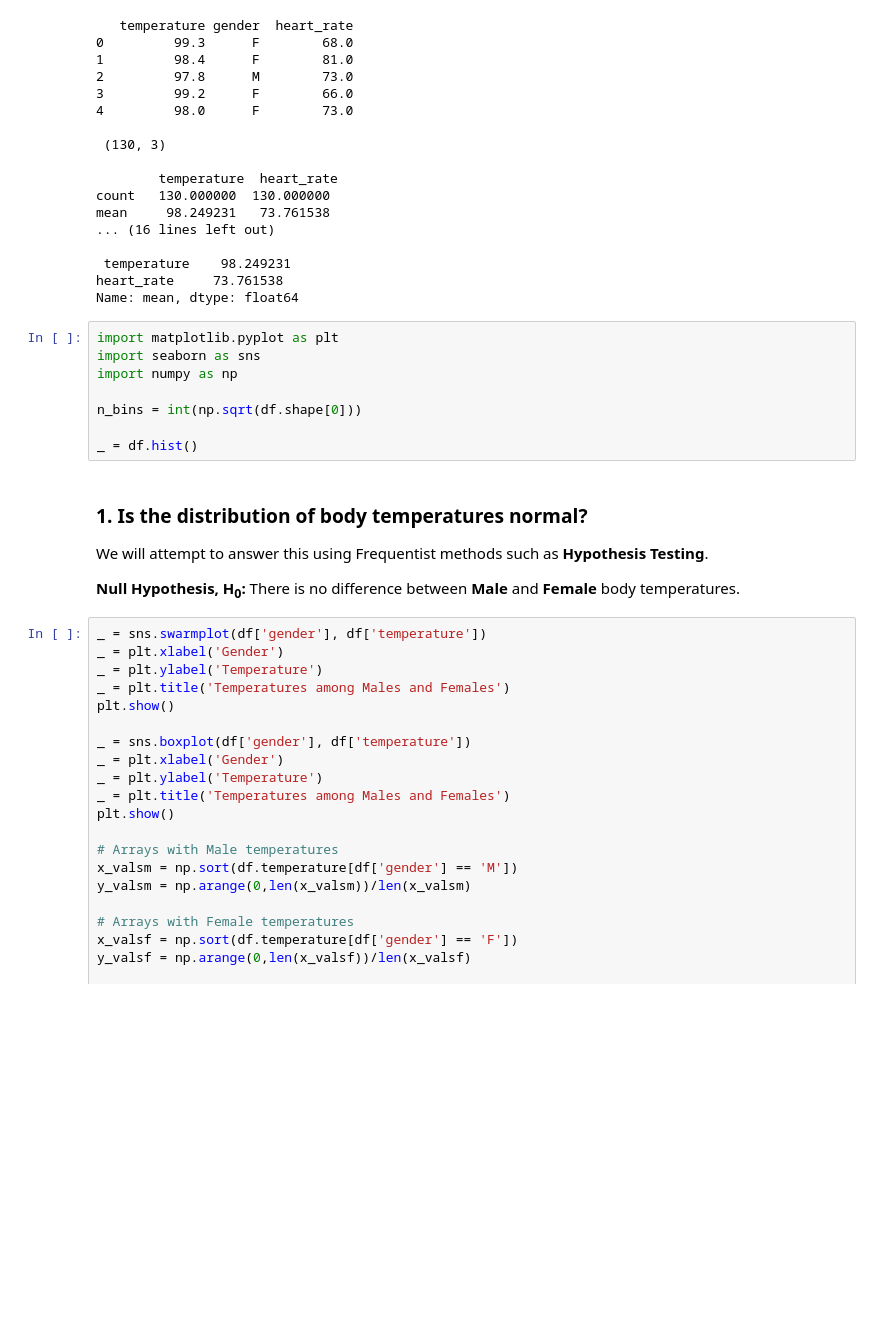
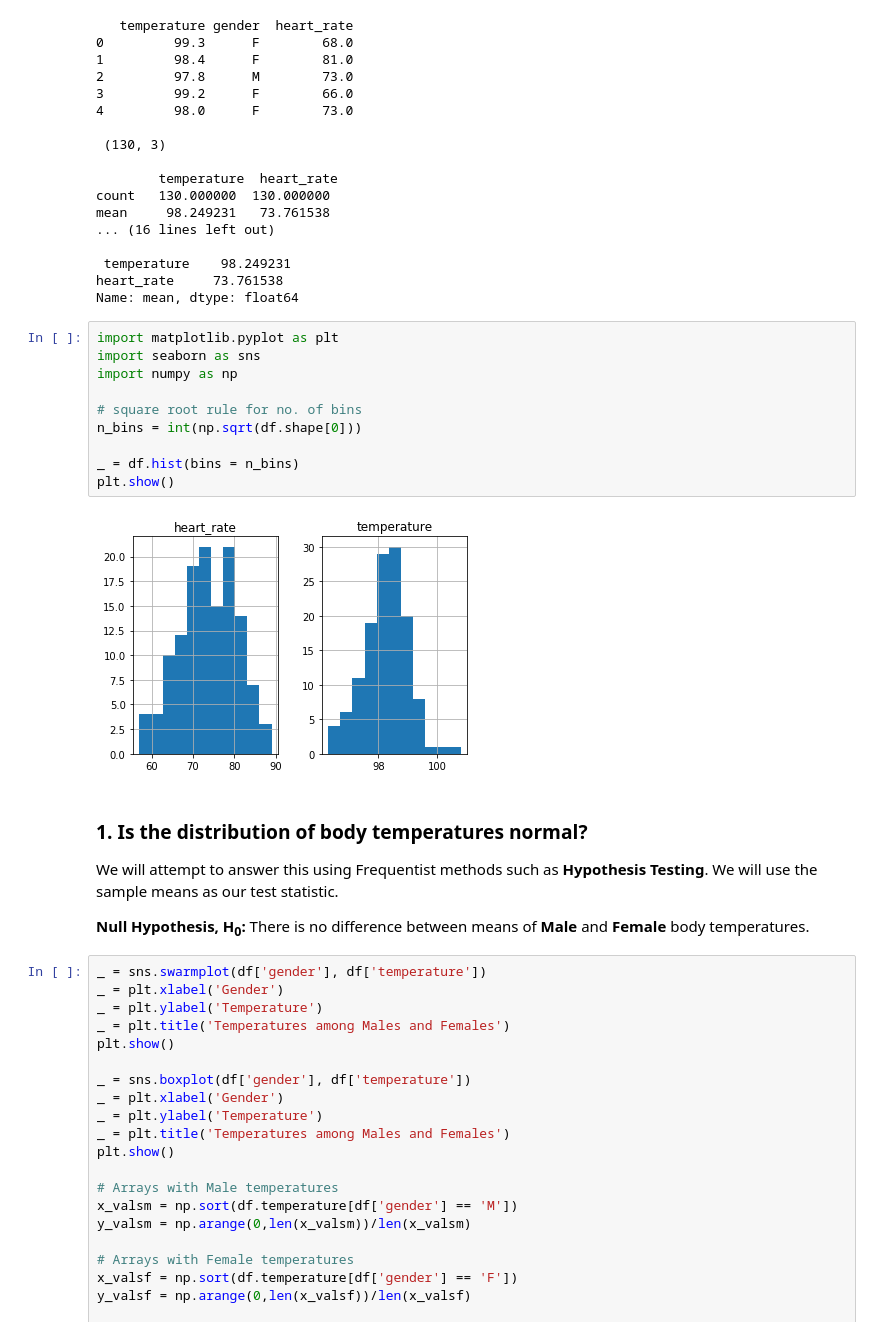
Before and after one commit to harsha-nilakantan/Springboard, a Jupyter notebook: 6.2 Exploratory Data Analysis/1. Project - Human Body Temperature Using EDA/sliderule_dsi_inferential_statistics_exercise_1.ipynb, the cells around one changed output. Drawn from its saved outputs; the diff is of its cells as text; blank space fills up the shorter version.

```diff
--- a/6.2 Exploratory Data Analysis/1. Project - Human Body Temperature Using EDA/sliderule_dsi_inferential_statistics_exercise_1.ipynb
+++ b/6.2 Exploratory Data Analysis/1. Project - Human Body Temperature Using EDA/sliderule_dsi_inferential_statistics_exercise_1.ipynb
@@ -109,17 +109,22 @@ Name: mean, dtype: float64
 # %%
 import matplotlib.pyplot as plt
 import seaborn as sns
 import numpy as np
 
+# square root rule for no. of bins
 n_bins = int(np.sqrt(df.shape[0]))
 
-_ = df.hist()
+_ = df.hist(bins = n_bins)
+plt.show()
+# %% [output]
+[figure, added]
 # %% [markdown]
 ### 1. Is the distribution of body temperatures normal?
 
 We will attempt to answer this using Frequentist methods such as **Hypothesis Testing**.
+We will use the sample means as our test statistic.
 
-**Null Hypothesis, H<sub>0</sub>:** There is no difference between **Male** and **Female** body temperatures.
+**Null Hypothesis, H<sub>0</sub>:** There is no difference between means of **Male** and **Female** body temperatures.
 # %%
 _ = sns.swarmplot(df['gender'], df['temperature'])
 _ = plt.xlabel('Gender')
```
Also changed, not shown: parts of 33 cells of this notebook.
